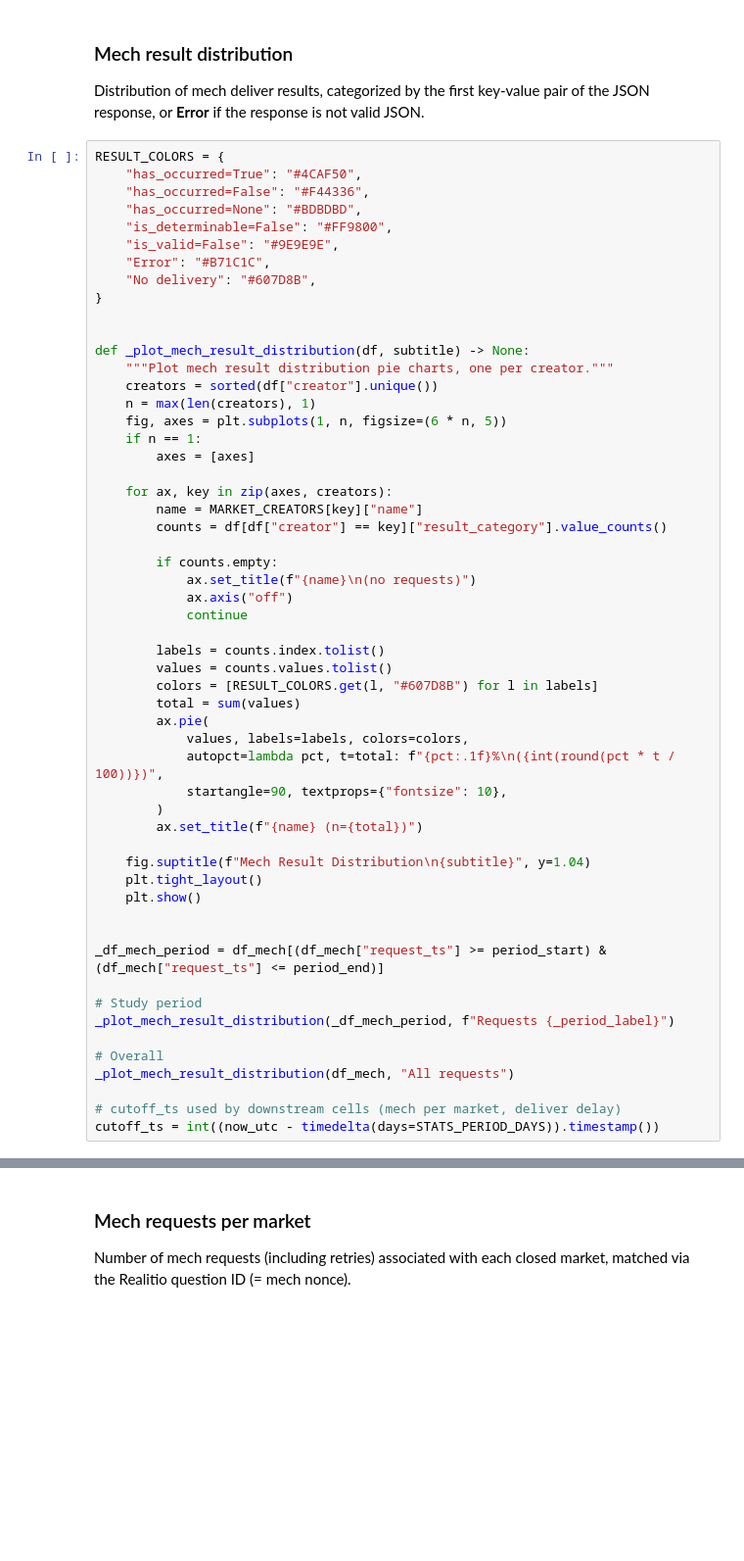
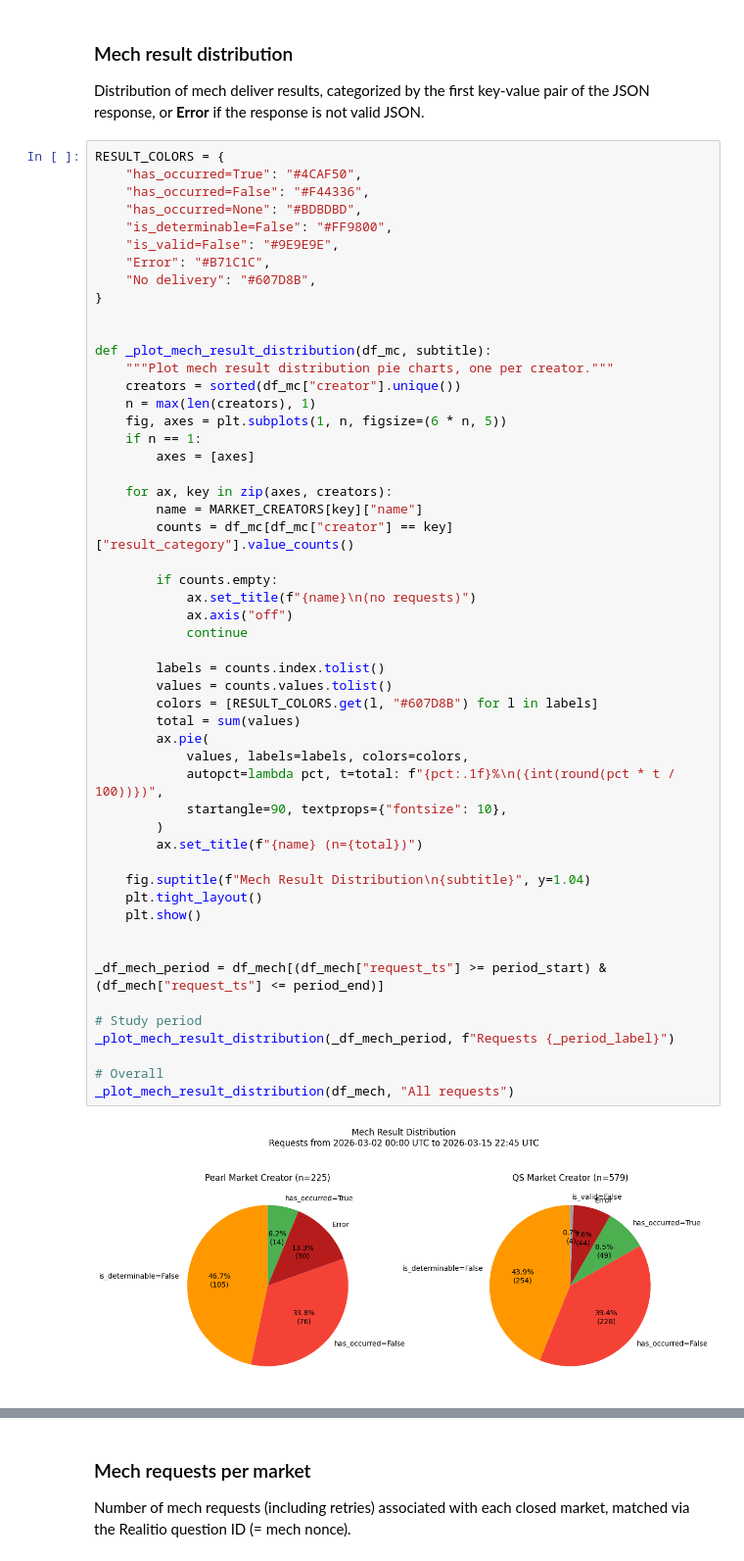
Before and after one commit to valory-xyz/market-creator, a Jupyter notebook: notebooks/market_creator_activity.ipynb, the cells around one changed output, grey strips where cells are left out. Shown at 98% size. Cells and saved outputs as stored; diff of their text form; blank space fills up the shorter version.

```diff
--- a/notebooks/market_creator_activity.ipynb
+++ b/notebooks/market_creator_activity.ipynb
@@ -805,9 +805,9 @@ RESULT_COLORS = {
 }
 
 
-def _plot_mech_result_distribution(df, subtitle) -> None:
+def _plot_mech_result_distribution(df_mc, subtitle):
     """Plot mech result distribution pie charts, one per creator."""
-    creators = sorted(df["creator"].unique())
+    creators = sorted(df_mc["creator"].unique())
     n = max(len(creators), 1)
     fig, axes = plt.subplots(1, n, figsize=(6 * n, 5))
     if n == 1:
@@ -815,36 +815,35 @@ def _plot_mech_result_distribution(df, subtitle) -> None:
 
     for ax, key in zip(axes, creators):
         name = MARKET_CREATORS[key]["name"]
-        counts = df[df["creator"] == key]["result_category"].value_counts()
+        counts = df_mc[df_mc["creator"] == key]["result_category"].value_counts()
 
         if counts.empty:
             ax.set_title(f"{name}\n(no requests)")
             ax.axis("off")
             continue
 
         labels = counts.index.tolist()
         values = counts.values.tolist()
         colors = [RESULT_COLORS.get(l, "#607D8B") for l in labels]
         total = sum(values)
         ax.pie(
             values, labels=labels, colors=colors,
             autopct=lambda pct, t=total: f"{pct:.1f}%\n({int(round(pct * t / 100))})",
             startangle=90, textprops={"fontsize": 10},
         )
         ax.set_title(f"{name} (n={total})")
 
     fig.suptitle(f"Mech Result Distribution\n{subtitle}", y=1.04)
     plt.tight_layout()
     plt.show()
 
 
 _df_mech_period = df_mech[(df_mech["request_ts"] >= period_start) & (df_mech["request_ts"] <= period_end)]
 
 # Study period
 _plot_mech_result_distribution(_df_mech_period, f"Requests {_period_label}")
 
 # Overall
 _plot_mech_result_distribution(df_mech, "All requests")
-
-# cutoff_ts used by downstream cells (mech per market, deliver delay)
-cutoff_ts = int((now_utc - timedelta(days=STATS_PERIOD_DAYS)).timestamp())
+# %% [output]
+[figure, added]
```
Also changed, not shown: parts of 8 cells of this notebook.
